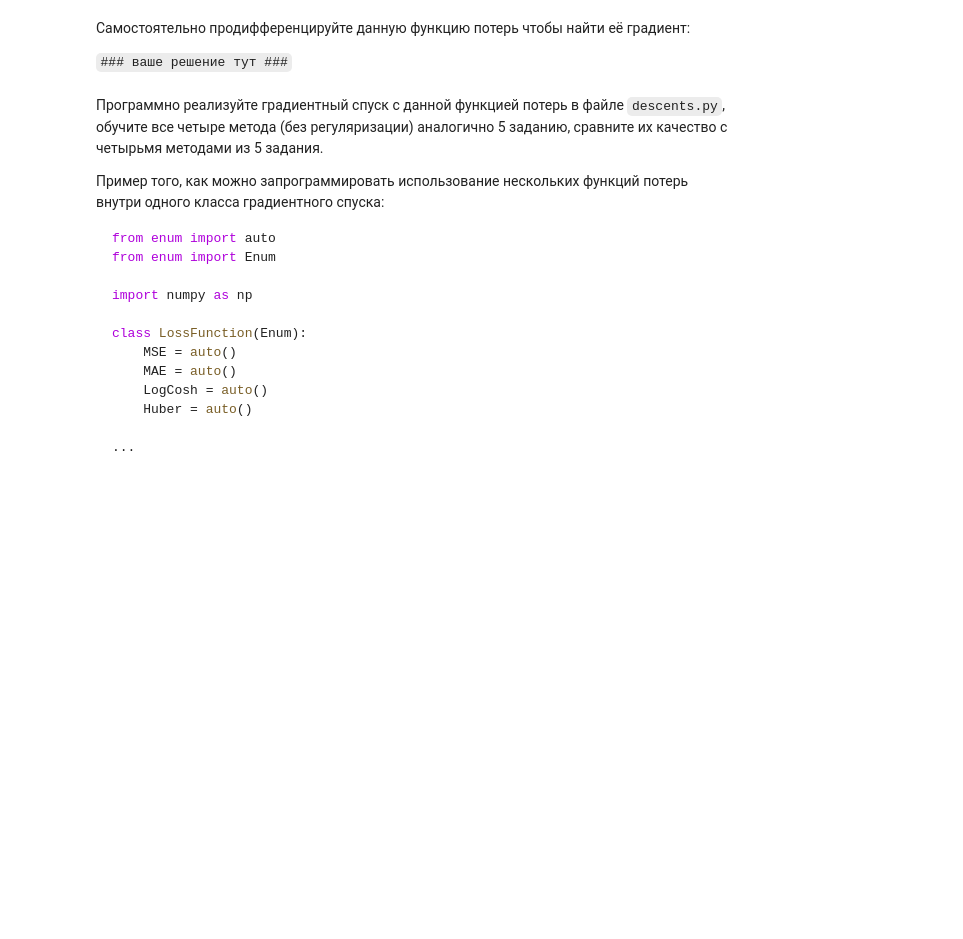
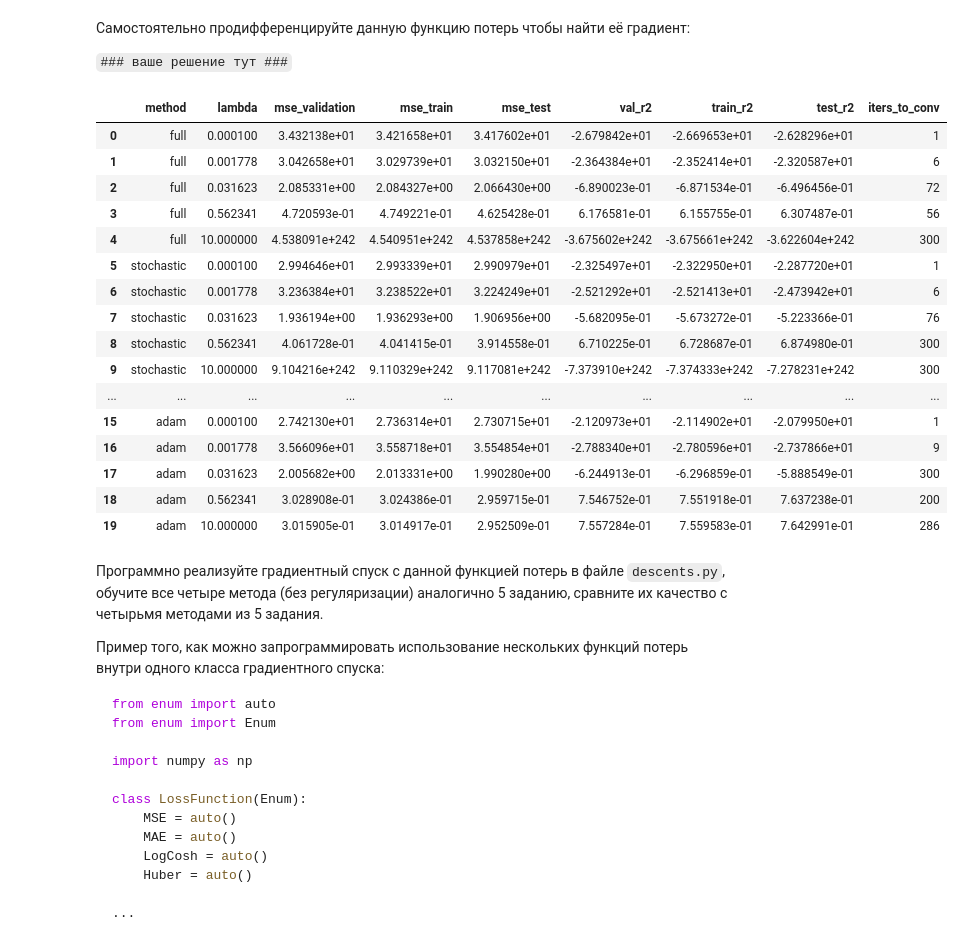
Before and after one commit to diemvs/hse_hw, a Jupyter notebook: ml/hw3/homework-practice-03-gd-Sataev.ipynb, the cells around one changed output. Drawn from its saved outputs; the diff is of its cells as text; code cells hidden in the pictures; blank space fills up the shorter version.

```diff
--- a/ml/hw3/homework-practice-03-gd-Sataev.ipynb
+++ b/ml/hw3/homework-practice-03-gd-Sataev.ipynb
@@ -878,6 +878,100 @@ $$
 Самостоятельно продифференцируйте данную функцию потерь чтобы найти её градиент:
 
 `### ваше решение тут ###`
+# %%
+from descents import LossFunction
+
+lambdas_ = np.logspace(
+    start = -4,
+    stop = 1,
+    num = 5
+)
+
+dimension = x_train.shape[1]
+
+columns = [
+    'method',
+    'lambda',
+    'mse_validation',
+    'mse_train',
+    'mse_test',
+    'val_r2',
+    'train_r2',
+    'test_r2',
+    'iters_to_conv'
+]
+
+descent_columns = [
+    'full',
+    'stochastic',
+    'momentum',
+    'adam'
+]
+
+logcosh_df = pd.DataFrame(columns = columns)
+
+all_dict_df = []
+
+for descent_name in descent_columns:
+    for l in lambdas_:
+        descent_config = {
+            'descent_name': descent_name,
+            'kwargs': {
+                'dimension': dimension,
+                'lambda_': l,
+                'loss_function' : LossFunction.LogCosh
+            }
+        }
+        regression = LinearRegression(descent_config=descent_config)
+        regression.fit(x_train.toarray(), y_train.to_numpy())
+        iters_to_conv = regression.descent.lr.iteration
+
+        y_val_pred = regression.predict(x_val.toarray())
+        y_train_pred = regression.predict(x_train.toarray())
+        y_test_pred = regression.predict(x_test.toarray())
+
+        val_mse = mean_squared_error(y_val_pred, y_val, squared=True)
+        train_mse = mean_squared_error(y_train_pred, y_train, squared=True)
+        test_mse = mean_squared_error(y_test_pred, y_test, squared=True)
+
+        val_r2 = r2_score(y_val, y_val_pred)
+        train_r2 = r2_score(y_train, y_train_pred)
+        test_r2 = r2_score(y_test, y_test_pred)
+
+        d = {
+            'method' : descent_name,
+            'lambda' : l,
+            'mse_validation' : val_mse,
+            'mse_train' : train_mse,
+            'mse_test' : test_mse,
+            'val_r2' : val_r2,
+            'train_r2' : train_r2,
+            'test_r2' : test_r2,
+            'iters_to_conv' : iters_to_conv
+        }
+
+        all_dict_df.append(pd.DataFrame([d]))
+
+logcosh_df = pd.concat(all_dict_df, ignore_index=True)
+logcosh_df
+# %% [output]
+|  | method | lambda | mse_validation | mse_train | mse_test | val_r2 | train_r2 | test_r2 | iters_to_conv |
+| 0 | full | 0.000100 | 3.432138e+01 | 3.421658e+01 | 3.417602e+01 | -2.679842e+01 | -2.669653e+01 | -2.628296e+01 | 1 |
+| 1 | full | 0.001778 | 3.042658e+01 | 3.029739e+01 | 3.032150e+01 | -2.364384e+01 | -2.352414e+01 | -2.320587e+01 | 6 |
+| 2 | full | 0.031623 | 2.085331e+00 | 2.084327e+00 | 2.066430e+00 | -6.890023e-01 | -6.871534e-01 | -6.496456e-01 | 72 |
+| 3 | full | 0.562341 | 4.720593e-01 | 4.749221e-01 | 4.625428e-01 | 6.176581e-01 | 6.155755e-01 | 6.307487e-01 | 56 |
+| 4 | full | 10.000000 | 4.538091e+242 | 4.540951e+242 | 4.537858e+242 | -3.675602e+242 | -3.675661e+242 | -3.622604e+242 | 300 |
+| 5 | stochastic | 0.000100 | 2.994646e+01 | 2.993339e+01 | 2.990979e+01 | -2.325497e+01 | -2.322950e+01 | -2.287720e+01 | 1 |
+| 6 | stochastic | 0.001778 | 3.236384e+01 | 3.238522e+01 | 3.224249e+01 | -2.521292e+01 | -2.521413e+01 | -2.473942e+01 | 6 |
+| 7 | stochastic | 0.031623 | 1.936194e+00 | 1.936293e+00 | 1.906956e+00 | -5.682095e-01 | -5.673272e-01 | -5.223366e-01 | 76 |
+| 8 | stochastic | 0.562341 | 4.061728e-01 | 4.041415e-01 | 3.914558e-01 | 6.710225e-01 | 6.728687e-01 | 6.874980e-01 | 300 |
+| 9 | stochastic | 10.000000 | 9.104216e+242 | 9.110329e+242 | 9.117081e+242 | -7.373910e+242 | -7.374333e+242 | -7.278231e+242 | 300 |
+| ... | ... | ... | ... | ... | ... | ... | ... | ... | ... |
+| 15 | adam | 0.000100 | 2.742130e+01 | 2.736314e+01 | 2.730715e+01 | -2.120973e+01 | -2.114902e+01 | -2.079950e+01 | 1 |
+| 16 | adam | 0.001778 | 3.566096e+01 | 3.558718e+01 | 3.554854e+01 | -2.788340e+01 | -2.780596e+01 | -2.737866e+01 | 9 |
+| 17 | adam | 0.031623 | 2.005682e+00 | 2.013331e+00 | 1.990280e+00 | -6.244913e-01 | -6.296859e-01 | -5.888549e-01 | 300 |
+| 18 | adam | 0.562341 | 3.028908e-01 | 3.024386e-01 | 2.959715e-01 | 7.546752e-01 | 7.551918e-01 | 7.637238e-01 | 200 |
+| 19 | adam | 10.000000 | 3.015905e-01 | 3.014917e-01 | 2.952509e-01 | 7.557284e-01 | 7.559583e-01 | 7.642991e-01 | 286 |
 # %% [markdown]
 Программно реализуйте градиентный спуск с данной функцией потерь в файле `descents.py`, обучите все четыре метода (без регуляризации) аналогично 5 заданию, сравните их качество с четырьмя методами из 5 задания.
 
```
Also changed, not shown: parts of 5 cells of this notebook, 3 other files.
